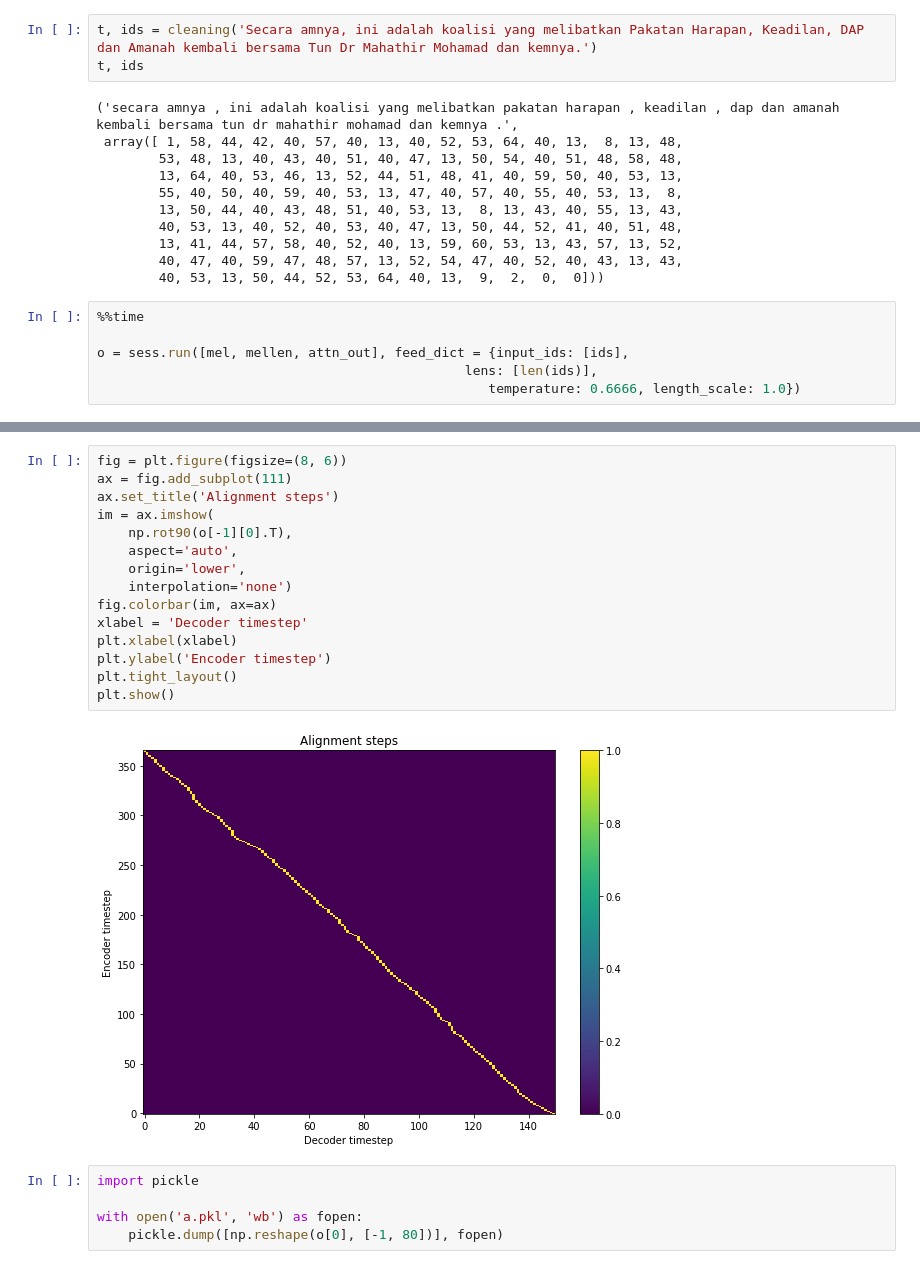
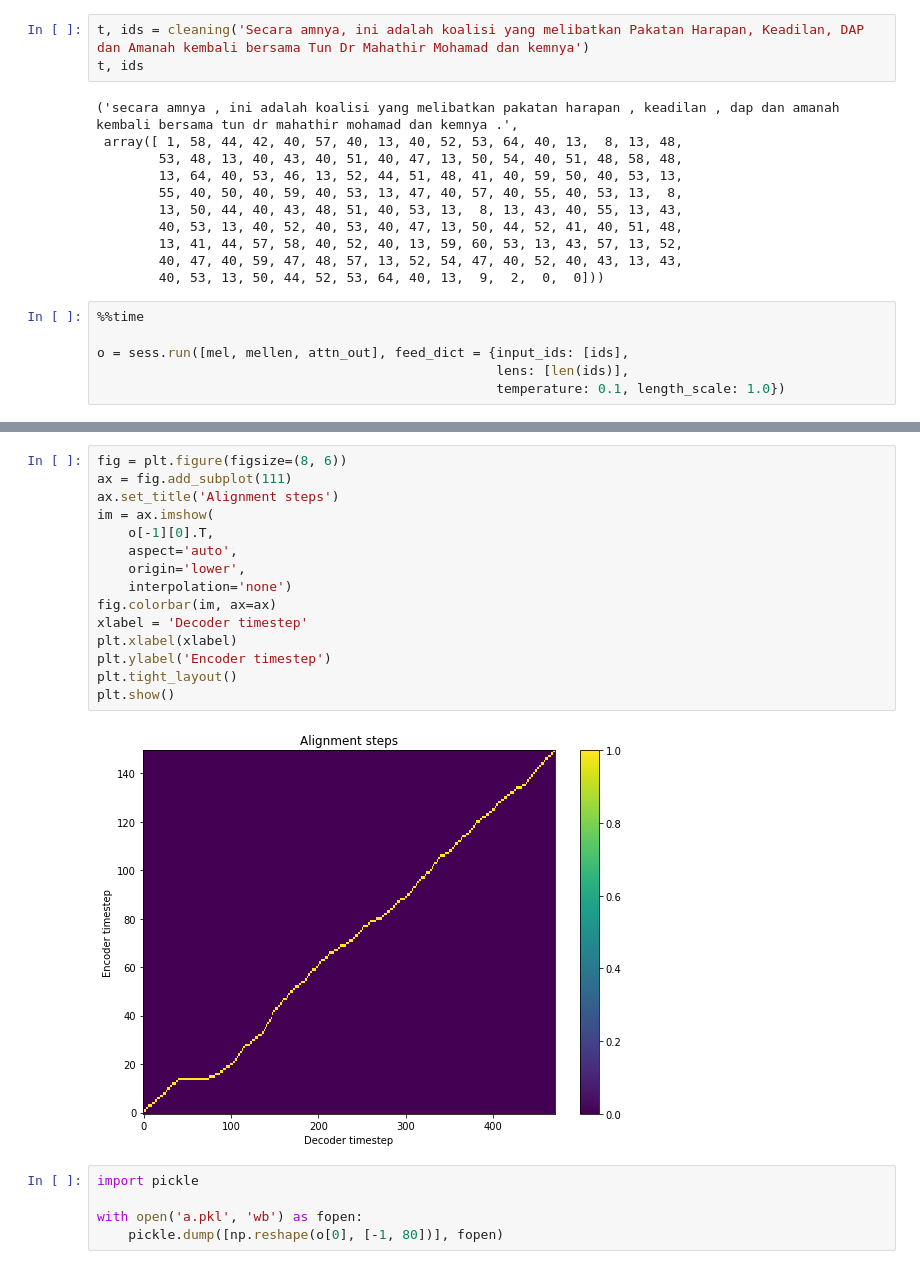
Before and after one commit to mesolitica/malaya-speech, a Jupyter notebook: pretrained-model/tts/glowtts/export/glowtts-male.ipynb, the cells around one changed output, grey strips where cells are left out. Drawn from its saved outputs; the diff is of its cells as text.

```diff
--- a/pretrained-model/tts/glowtts/export/glowtts-male.ipynb
+++ b/pretrained-model/tts/glowtts/export/glowtts-male.ipynb
@@ -159,7 +160,7 @@ def cleaning(string, normalize = True, add_eos = False):
 # %%
 import matplotlib.pyplot as plt
 # %%
-t, ids = cleaning('Secara amnya, ini adalah koalisi yang melibatkan Pakatan Harapan, Keadilan, DAP dan Amanah kembali bersama Tun Dr Mahathir Mohamad dan kemnya.')
+t, ids = cleaning('Secara amnya, ini adalah koalisi yang melibatkan Pakatan Harapan, Keadilan, DAP dan Amanah kembali bersama Tun Dr Mahathir Mohamad dan kemnya')
 t, ids
 # %% [output]
 ('secara amnya , ini adalah koalisi yang melibatkan pakatan harapan , keadilan , dap dan amanah kembali bersama tun dr mahathir mohamad dan kemnya .',
@@ -176,6 +177,6 @@ t, ids
 %%time
 
 o = sess.run([mel, mellen, attn_out], feed_dict = {input_ids: [ids],
-                                               lens: [len(ids)],
-                                                  temperature: 0.6666, length_scale: 1.0})
+                                                   lens: [len(ids)],
+                                                   temperature: 0.1, length_scale: 1.0})
 # %% [output]
@@ -194,20 +195,20 @@ plt.show()
 # %%
 fig = plt.figure(figsize=(8, 6))
 ax = fig.add_subplot(111)
 ax.set_title('Alignment steps')
 im = ax.imshow(
-    np.rot90(o[-1][0].T),
+    o[-1][0].T,
     aspect='auto',
     origin='lower',
     interpolation='none')
 fig.colorbar(im, ax=ax)
 xlabel = 'Decoder timestep'
 plt.xlabel(xlabel)
 plt.ylabel('Encoder timestep')
 plt.tight_layout()
 plt.show()
 # %% [output]
-[figure, old version]
+[figure, new version]
 # %%
 import pickle
 
```
Also changed, not shown: parts of 23 cells of this notebook, 24 other files.
